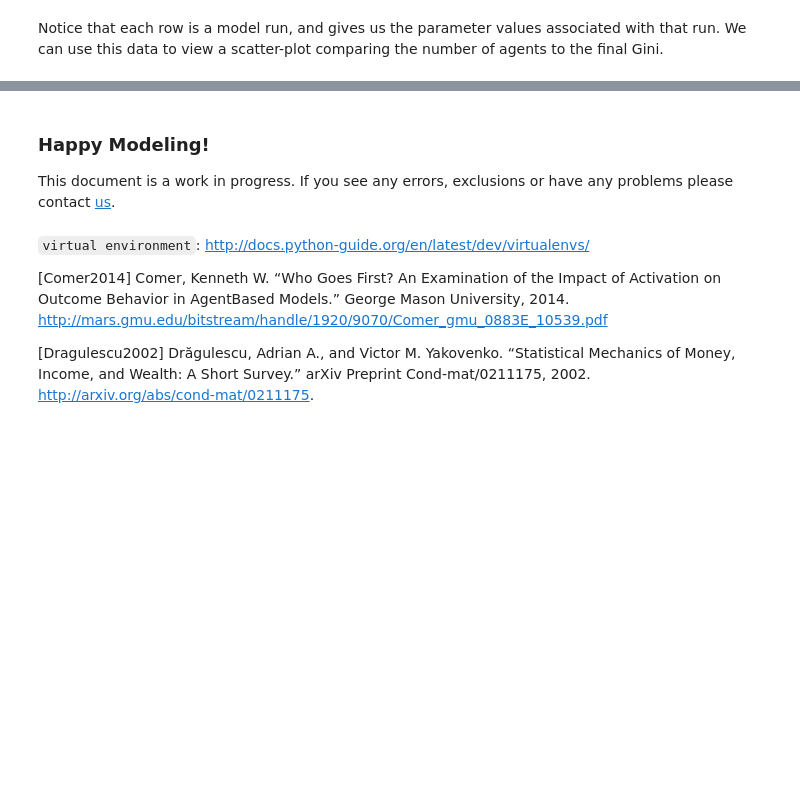
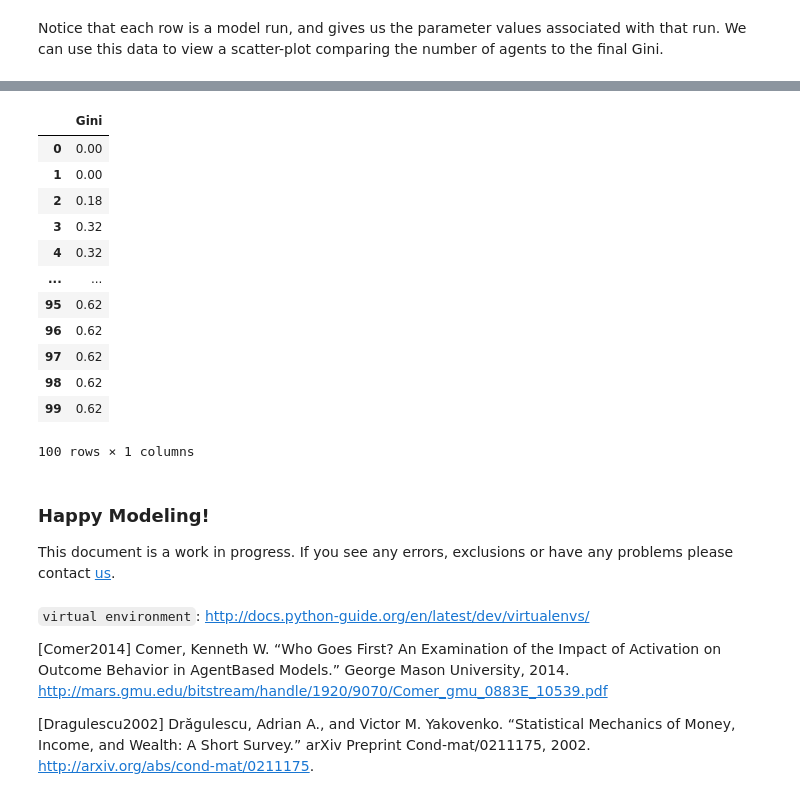
Before and after one commit to projectmesa/mesa, a Jupyter notebook: docs/tutorials/intro_tutorial.ipynb, the cells around one changed output, grey strips where cells are left out. Saved outputs shown, nothing was run; the diff lists cells and outputs as text; code cells hidden in the pictures; blank space fills up the shorter version.

```diff
--- a/docs/tutorials/intro_tutorial.ipynb
+++ b/docs/tutorials/intro_tutorial.ipynb
@@ -575,3 +599,23 @@ Notice that each row is a model run, and gives us the parameter values associate
+# %%
+#Get the Model DataCollection.
+
+data_collector_model = batch_run.get_collector_model()
+
+data_collector_model[(10,1)]
+# %% [output]
+|  | Gini |
+| 0 | 0.00 |
+| 1 | 0.00 |
+| 2 | 0.18 |
+| 3 | 0.32 |
+| 4 | 0.32 |
+| ... | ... |
+| 95 | 0.62 |
+| 96 | 0.62 |
+| 97 | 0.62 |
+| 98 | 0.62 |
+| 99 | 0.62 |
+100 rows × 1 columns
 # %% [markdown]
 ### Happy Modeling!
 
```
Also changed, not shown: parts of 12 cells of this notebook, 13 other files.
